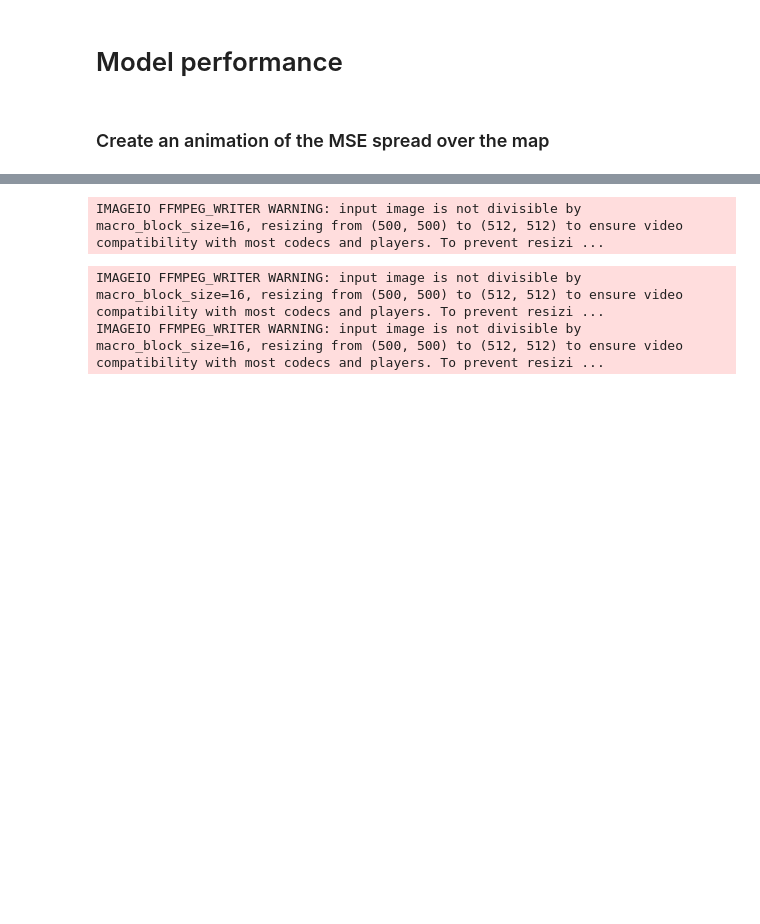
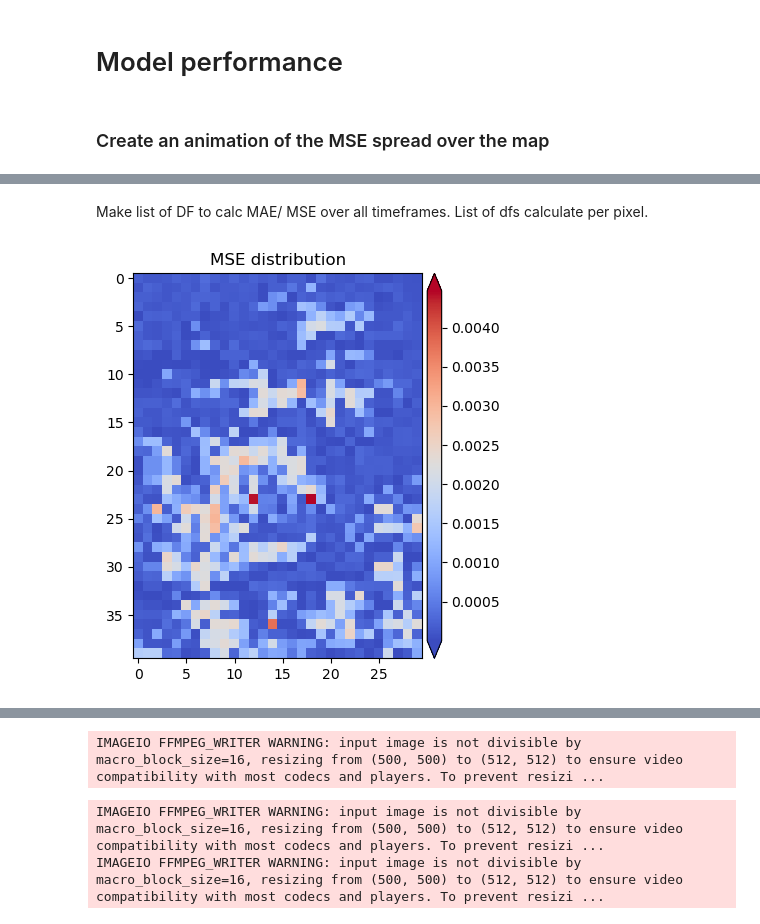
Before and after one commit to RicktenE/Thesis, a Jupyter notebook: Software/Version3.ipynb, the cells around one changed output, grey strips where cells are left out. Drawn from its saved outputs; the diff is of its cells as text; code cells hidden in the pictures; blank space fills up the shorter version.

```diff
--- a/Software/Version3.ipynb
+++ b/Software/Version3.ipynb
@@ -326,6 +326,7 @@ steps = timesteps-1
 # Initialise for saving predictions for animation and performance measures, respectively.
 framed_predictions = pd.DataFrame()
 array_predictions = np.empty(0)
+list_each_prediction = [None] *steps
 
 #Choose the initial starting state of the model as the Test set
 X_test_multiple = X_train.iloc[:(horizontal_pixels*vertical_pixels),:]
@@ -345,6 +346,9 @@ for _ in range(steps):
     # For animation
     projected_prediction = pd.DataFrame(np.reshape(y_pred_rf,(int(vertical_pixels),int(horizontal_pixels))))
     framed_predictions = pd.concat([framed_predictions, projected_prediction], axis=0)
+
+    # For MSE map
+    list_each_prediction[_] = projected_prediction
 
     # For performance measures
     array_predictions = np.append(array_predictions, y_pred_rf)
@@ -416,6 +420,7 @@ import data_prep
 framed_y_test = pd.DataFrame()
 first_pixel_y_test = 0
 y_test = pd.Series(y_test)
+list_y_test_ = [None] * steps
 
 for _ in range(steps):
 
@@ -425,6 +430,7 @@ for _ in range(steps):
     # print('length y_test = ', len(y_test))
     # print('length y_test[i:j] = ', len(y_test[first_pixel_y_test:last_pixel_y_test]))
     projected_y_test = pd.DataFrame(y_test[first_pixel_y_test:last_pixel_y_test].values.reshape((int(vertical_pixels),int(horizontal_pixels))))
+    list_y_test_[_] = projected_y_test
     framed_y_test = pd.concat([framed_y_test, projected_y_test], axis=0)
 
     first_pixel_y_test = last_pixel_y_test
@@ -445,0 +437,31 @@ AE_df.head()
+# %% [markdown]
+Make list of DF to calc MAE/ MSE over all timeframes. List of dfs calculate per pixel.
+# %%
+# list_y_test_
+squared_difference = [None] * steps
+test_concat = pd.DataFrame()
+for __ in range(steps):
+    # print(__)
+    squared_difference[__] = (list_each_prediction[__] - list_y_test_[__])**2
+# %%
+dfs = squared_difference
+MSE_map = pd.concat([each.stack() for each in dfs],axis=1)\
+             .apply(lambda x:x.mean(),axis=1)\
+             .unstack()
+# %%
+import matplotlib.cm as cm
+import matplotlib.pyplot as plt
+
+
+from mpl_toolkits.axes_grid1 import make_axes_locatable
+fig, ax = plt.subplots(figsize=(5,5))
+divider = make_axes_locatable(ax)
+cax = divider.append_axes('right', size='5%', pad=0.05)
+cmap = cm.coolwarm
+im = ax.imshow(MSE_map, interpolation='nearest', cmap=cmap, vmin=MSE_map.to_numpy().max(), vmax=MSE_map.to_numpy().min())
+ax.set_title('MSE distribution')
+fig.colorbar(im,cax=cax, orientation='vertical', extend = 'both')#, ticks= [0.05,0.1,0.15,0.2,0.25])
+
+plt.show()
+# %% [output]
+[figure, added]
```
Also changed, not shown: parts of 3 cells of this notebook, 2 other files.
